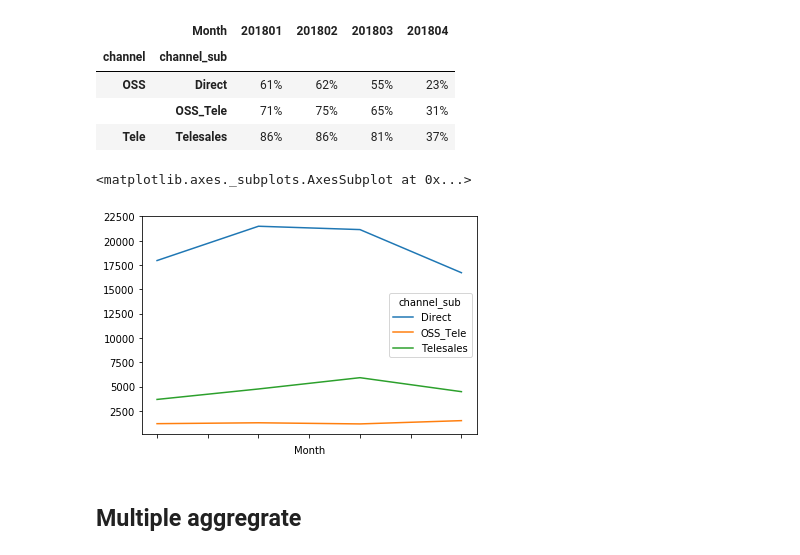
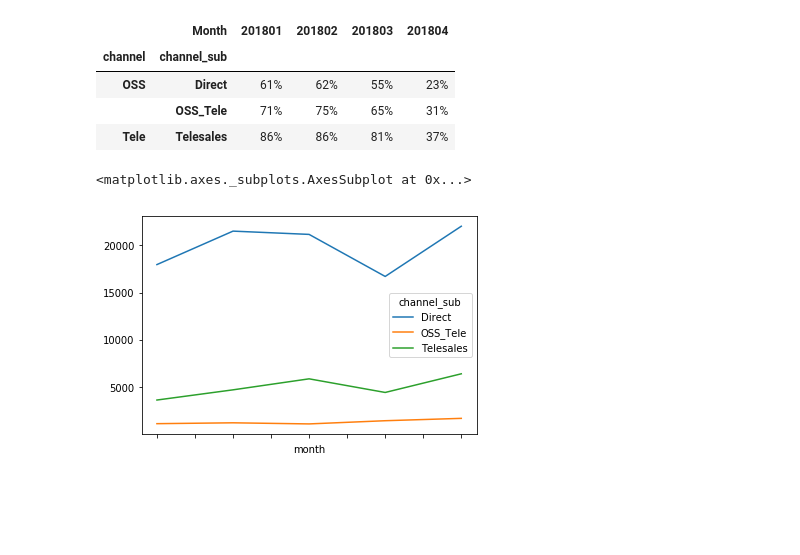
Before and after one commit to pbdanny/python_portfolio, a Jupyter notebook: portfolio_oss.ipynb, the cells around one changed output. Saved outputs shown, nothing was run; the diff lists cells and outputs as text; code cells hidden in the pictures; blank space fills up the shorter version.

```diff
--- a/portfolio_oss.ipynb
+++ b/portfolio_oss.ipynb
@@ -10,9 +10,9 @@ with open('postgrest_pwd.txt', 'r') as f:
     pwd = f.readline()
 # %%
 # read data from table to datatframe with Month form 201801
-table = 'mat_view_cc_kpi_m'
+table = 'mis_cc_kpi_m'
 with pg.connect(database='ktc', user='postgres', password=pwd) as con:
-    df = pd.read_sql('select * from ' + table + ' where "Month"::bigint >= 201801', con = con)
+    df = pd.read_sql('select * from ' + table + ' where "month"::bigint >= 201801', con = con)
 # %% [markdown]
 ## Oss Credit card by month
 ### Approved performance
@@ -76,9 +76,7 @@ df_gr['appr_new'].sum().unstack(0).applymap("{:,d}".format)
 |  | OSS_Tele | 71% | 75% | 65% | 31% |
 | Tele | Telesales | 86% | 86% | 81% | 37% |
 # %%
-df.groupby(['channel_sub', 'Month'])['finalized'].sum().unstack(0).plot()
+df.groupby(['channel_sub', 'month'])['finalized'].sum().unstack(0).plot()
 # %% [output]
 <matplotlib.axes._subplots.AxesSubplot at 0x...>
-[figure, old version]
+[figure, new version]
-# %% [markdown]
-## Multiple aggregrate
```
Also changed, not shown: parts of 8 cells of this notebook.
